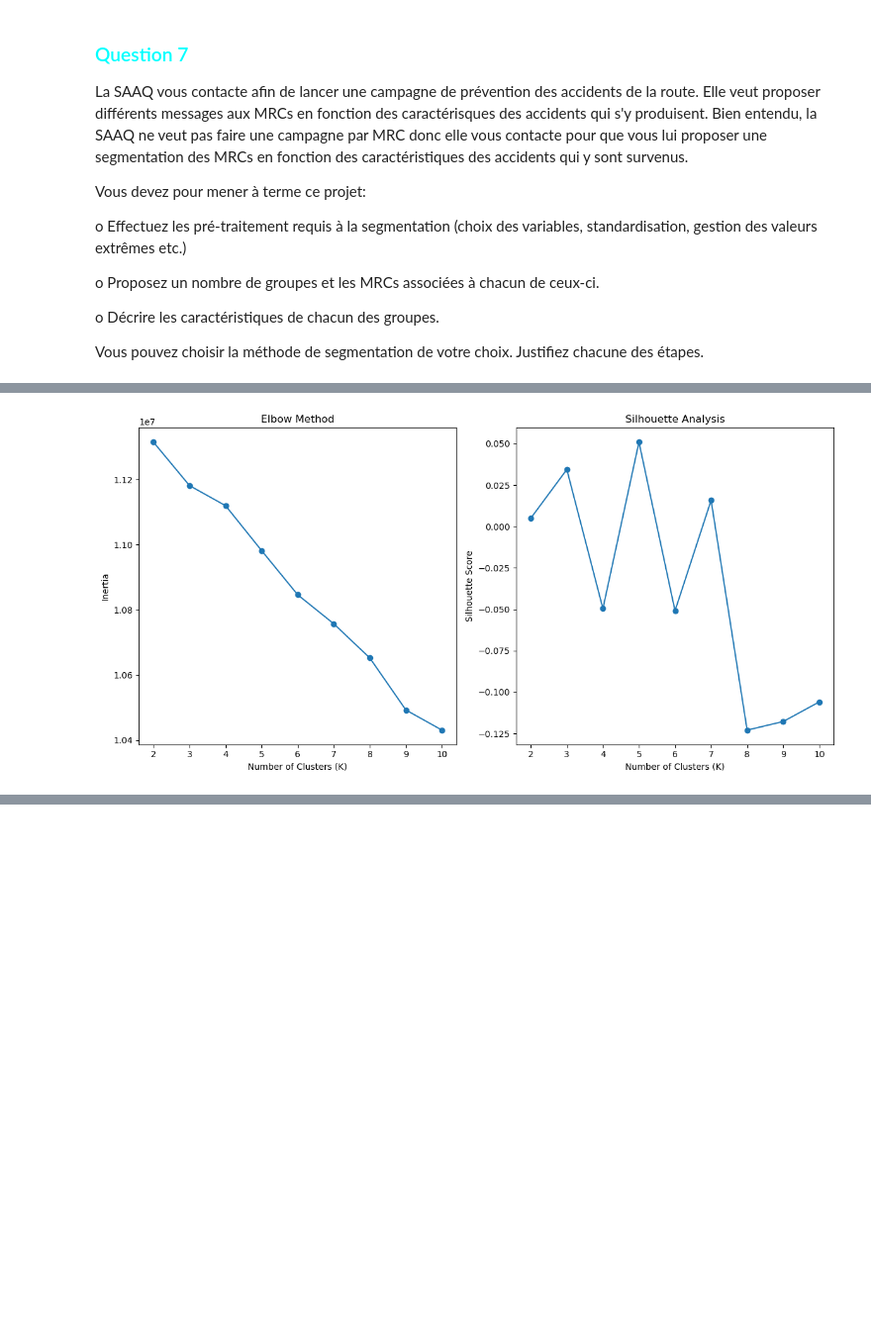
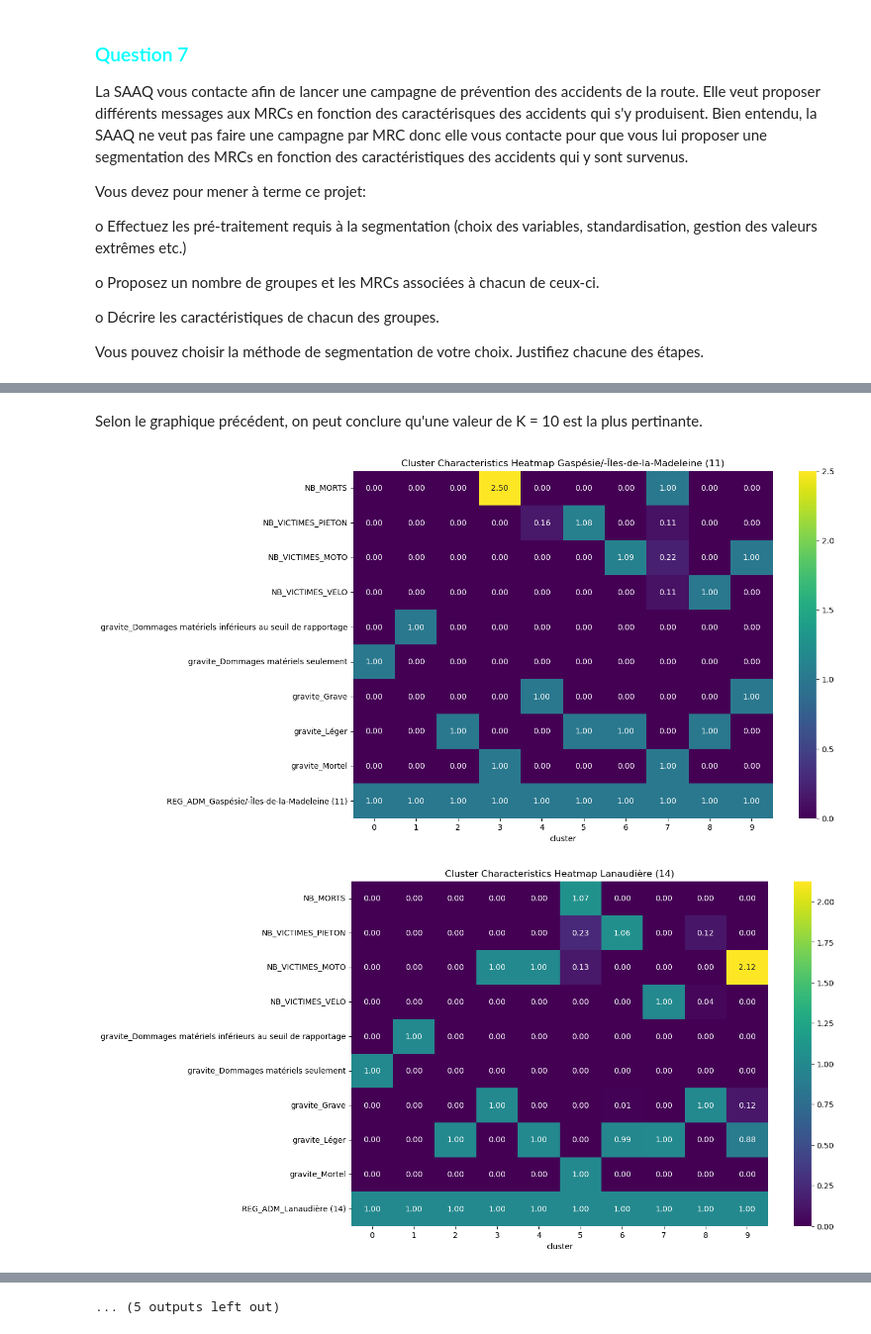
Before and after one commit to matt-tek/data-science-1, a Jupyter notebook: Equipe3-Projet-P2.ipynb, the cells around one changed output, grey strips where cells are left out. Shown at 99% size. Drawn from its saved outputs; the diff is of its cells as text; code cells hidden in the pictures; blank space fills up the shorter version.

```diff
--- a/Equipe3-Projet-P2.ipynb
+++ b/Equipe3-Projet-P2.ipynb
@@ -335,33 +388,25 @@ print(scaled_features)
-# %%
-from sklearn.metrics import silhouette_score
-
-k=5
-inertias = []
-silhouette_scores = []
-
-# Try different values of K
-for k in range(2, 11):
-    kmeans = KMeans(n_clusters=k, random_state=42)
-    kmeans.fit(scaled_features)
-    inertias.append(kmeans.inertia_)
-    silhouette_scores.append(silhouette_score(scaled_features, kmeans.labels_))
-
-# Plot the elbow curve
-plt.figure(figsize=(12, 6))
-plt.subplot(1, 2, 1)
-plt.plot(range(2, 11), inertias, marker='o')
-plt.xlabel('Number of Clusters (K)')
-plt.ylabel('Inertia')
-plt.title('Elbow Method')
-
-# Plot silhouette scores
-plt.subplot(1, 2, 2)
-plt.plot(range(2, 11), silhouette_scores, marker='o')
-plt.xlabel('Number of Clusters (K)')
-plt.ylabel('Silhouette Score')
-plt.title('Silhouette Analysis')
-
-plt.tight_layout()
-plt.show()
-# %% [output]
-[figure, removed]
+# %% [markdown]
+Selon le graphique précédent, on peut conclure qu'une valeur de K = 10 est la plus pertinante.
+# %%
+# D'après la methode d'elbow utilisé precedement, k = 10
+k=10
+features = rapport_clean[['gravite', 'NB_MORTS', 'NB_VICTIMES_PIETON', 'NB_VICTIMES_MOTO', 'NB_VICTIMES_VELO','REG_ADM']]
+
+for i in region:
+    features_to_use = features[features['REG_ADM'] == i]
+    selected_features = pd.get_dummies(features_to_use, columns=['gravite', 'REG_ADM'])
+    kmeans = KMeans(n_clusters=k, random_state=42).fit(selected_features)
+    selected_features['cluster'] = kmeans.labels_
+    for j in range(k):
+        cluster = selected_features[selected_features['cluster'] == j]
+    cluster.describe()
+    # Heatmap pour visualiser la caractéristique des clusters
+    cluster_analysis = selected_features.groupby('cluster').mean()
+    plt.figure(figsize=(12, 8))
+    sns.heatmap(cluster_analysis.T, cmap='viridis', annot=True, fmt='.2f')
+    plt.title(f'Cluster Characteristics Heatmap {i}')
+    plt.show()
+# Création du cluster en utilisant la méthode k-mean
+# %% [output]
+[figure, added]
+[figure, added]
@@ -367,0 +423 @@ plt.show()
+... (5 outputs left out)
```
Also changed, not shown: parts of 4 cells of this notebook.
